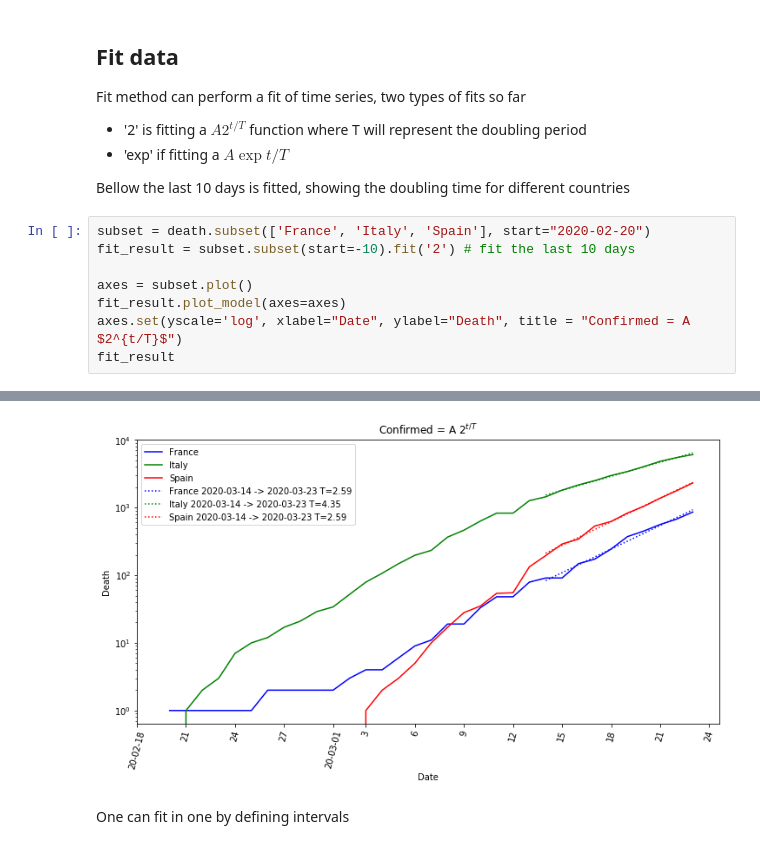
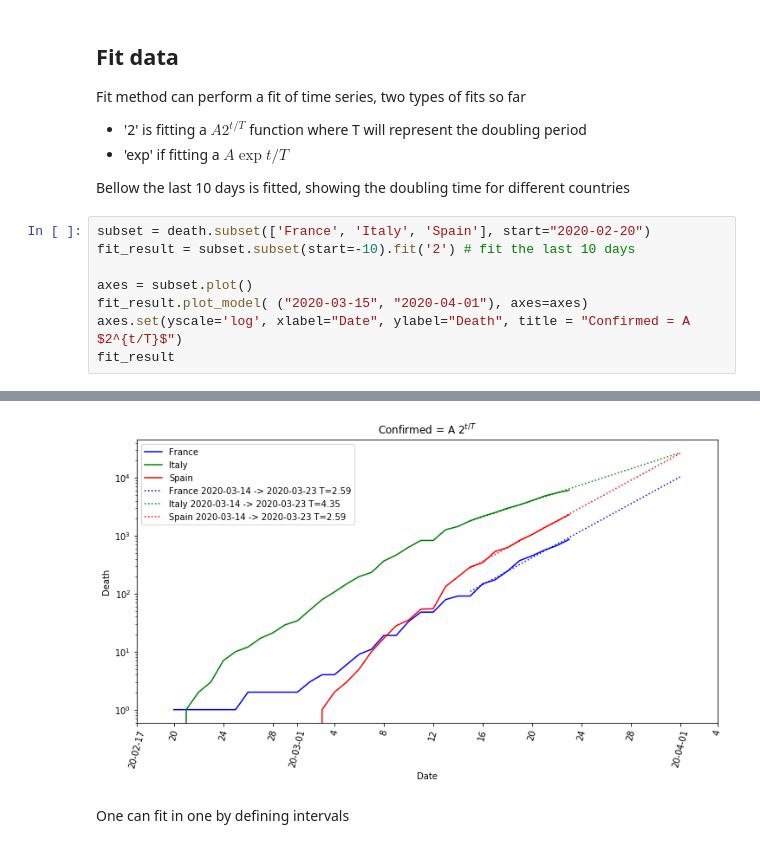
Before and after one commit to SylvainGuieu/corona, a Jupyter notebook: corona.ipynb, the cells around one changed output, grey strips where cells are left out. Cells and saved outputs as stored; diff of their text form.

Commit message:
plot update

```diff
--- a/corona.ipynb
+++ b/corona.ipynb
@@ -207,17 +207,17 @@ Bellow the last 10 days is fitted, showing the doubling time for different count
 # %%
 subset = death.subset(['France', 'Italy', 'Spain'], start="2020-02-20")
 fit_result = subset.subset(start=-10).fit('2') # fit the last 10 days
 
 axes = subset.plot()
-fit_result.plot_model(axes=axes)
+fit_result.plot_model( ("2020-03-15", "2020-04-01"), axes=axes)
 axes.set(yscale='log', xlabel="Date", ylabel="Death", title = "Confirmed = A $2^{t/T}$")
 fit_result
 # %% [output]
 |  | Province/State | Country/Region | Lat | Long | T | A | rep | ftype | start | ... |
 | France | NaN | France | 46.2276 | 2.2137 | 2.587992 | 83.485701 | $A 2^{t/T}$ | 2 | 2020-03-14 | ... |
 | Italy | NaN | Italy | 43.0000 | 12.0000 | 4.349763 | 1531.635355 | $A 2^{t/T}$ | 2 | 2020-03-14 | ... |
 | Spain | NaN | Spain | 40.0000 | -4.0000 | 2.587314 | 211.759184 | $A 2^{t/T}$ | 2 | 2020-03-14 | ... |
-[figure, old version]
+[figure, new version]
 # %% [markdown]
 One can fit in one by defining intervals
 # %%
```
Also changed, not shown: 4 other files.
